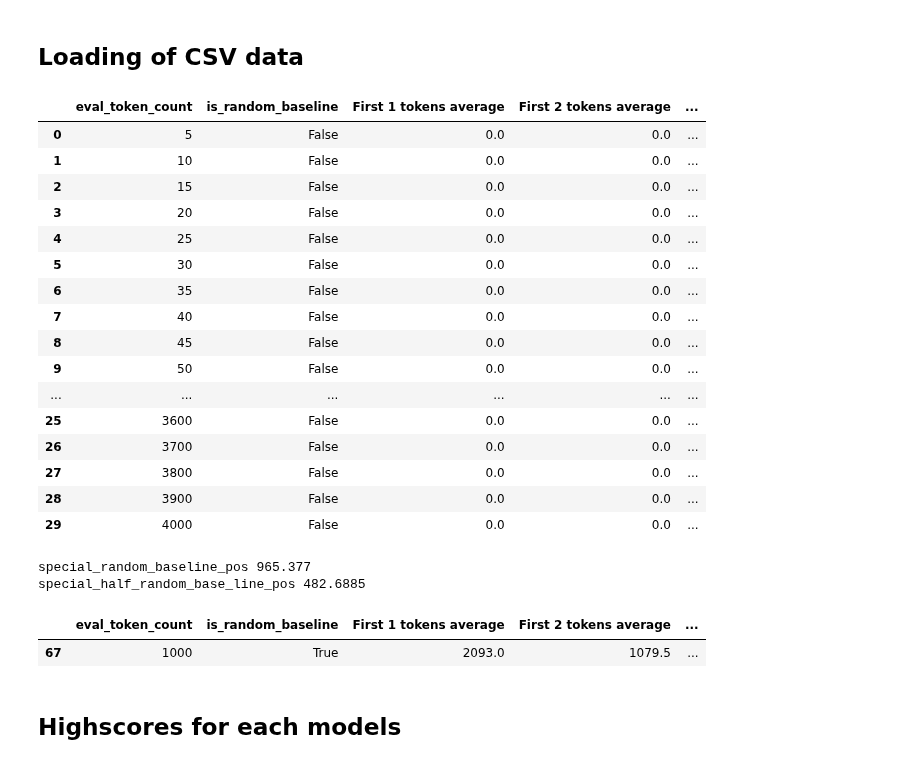
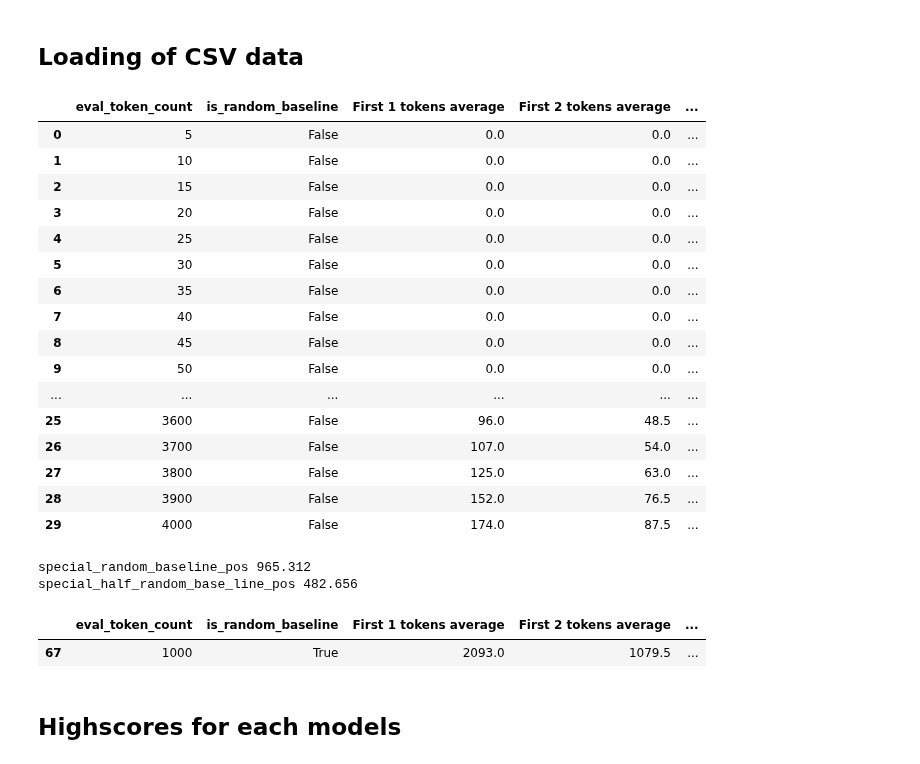
Before and after one commit to RWKV/RWKV-infctx-trainer, a Jupyter notebook: notebook/experiment/memory-bench/Charting-V5.ipynb, the cells around one changed output. Cells and saved outputs as stored; diff of their text form; code cells hidden in the pictures.

```diff
--- a/notebook/experiment/memory-bench/Charting-V5.ipynb
+++ b/notebook/experiment/memory-bench/Charting-V5.ipynb
@@ -44,6 +44,8 @@ v5_1b5_4k  = pd.read_csv("./logs/BaseV5-C-Tune4-4k.csv")
 # %%
 # Define a custom function to calculate averages for the first N elements
 def calculate_first_n_avg(n, s):
+    if(n == -1):
+        return s.iloc[:].mean()
     return s.iloc[:n].mean()
 
 # Groupby the 'eval_token_count' and calculate the average for the first 5, 10, and 20 'eval_token_pos'
@@ -60,39 +62,40 @@ def group_csv_data(inCSV, modelName):
         'First 500 tokens average': calculate_first_n_avg(500, x['eval_token_pos']),
         'First 750 tokens average': calculate_first_n_avg(750, x['eval_token_pos']),
         'First 1000 tokens average': calculate_first_n_avg(1000, x['eval_token_pos']),
+        'tokens average position': calculate_first_n_avg(-1, x['eval_token_pos']),
         "match_count": x["matched"].sum(),
         "match_percentage": x["matched"].sum() * 100.0 / x["matched"].count() ,
     })).reset_index()
     grouped_data['model'] = modelName
     return grouped_data
 
 # Merge the DataFrames
 full_grouped_data = pd.concat([
 
     group_csv_data(v5_1b5_1k, 'V5-Baseline 1B5 (L24-D2048)'),
     group_csv_data(v5_1b5_4k, 'V5-Baseline 1B5 (L24-D2048)'),
 ])
 
 # Plot the data
 full_grouped_data
 # %% [output]
 |  | eval_token_count | is_random_baseline | First 1 tokens average | First 2 tokens average | ... |
 | 0 | 5 | False | 0.0 | 0.0 | ... |
 | 1 | 10 | False | 0.0 | 0.0 | ... |
 | 2 | 15 | False | 0.0 | 0.0 | ... |
 | 3 | 20 | False | 0.0 | 0.0 | ... |
 | 4 | 25 | False | 0.0 | 0.0 | ... |
 | 5 | 30 | False | 0.0 | 0.0 | ... |
 | 6 | 35 | False | 0.0 | 0.0 | ... |
 | 7 | 40 | False | 0.0 | 0.0 | ... |
 | 8 | 45 | False | 0.0 | 0.0 | ... |
 | 9 | 50 | False | 0.0 | 0.0 | ... |
 | ... | ... | ... | ... | ... | ... |
-| 25 | 3600 | False | 0.0 | 0.0 | ... |
-| 26 | 3700 | False | 0.0 | 0.0 | ... |
-| 27 | 3800 | False | 0.0 | 0.0 | ... |
-| 28 | 3900 | False | 0.0 | 0.0 | ... |
-| 29 | 4000 | False | 0.0 | 0.0 | ... |
+| 25 | 3600 | False | 96.0 | 48.5 | ... |
+| 26 | 3700 | False | 107.0 | 54.0 | ... |
+| 27 | 3800 | False | 125.0 | 63.0 | ... |
+| 28 | 3900 | False | 152.0 | 76.5 | ... |
+| 29 | 4000 | False | 174.0 | 87.5 | ... |
 # %%
 # We get the position values, of the average token prediction, withou ONLY the output.
 # this helps get the approximate "random" score baseline, while accounting for the fact that the model may eventually notice patterns that makes it not truely random
@@ -118,8 +121,8 @@ print("special_half_random_base_line_pos", special_half_random_base_line_pos)
 # Give the randomized baseline values
 random_baseline
 # %% [output]
-special_random_baseline_pos 965.377
-special_half_random_base_line_pos 482.6885
+special_random_baseline_pos 965.312
+special_half_random_base_line_pos 482.656
 |  | eval_token_count | is_random_baseline | First 1 tokens average | First 2 tokens average | ... |
 | 67 | 1000 | True | 2093.0 | 1079.5 | ... |
 # %%
```
Also changed, not shown: parts of 5 cells of this notebook.
